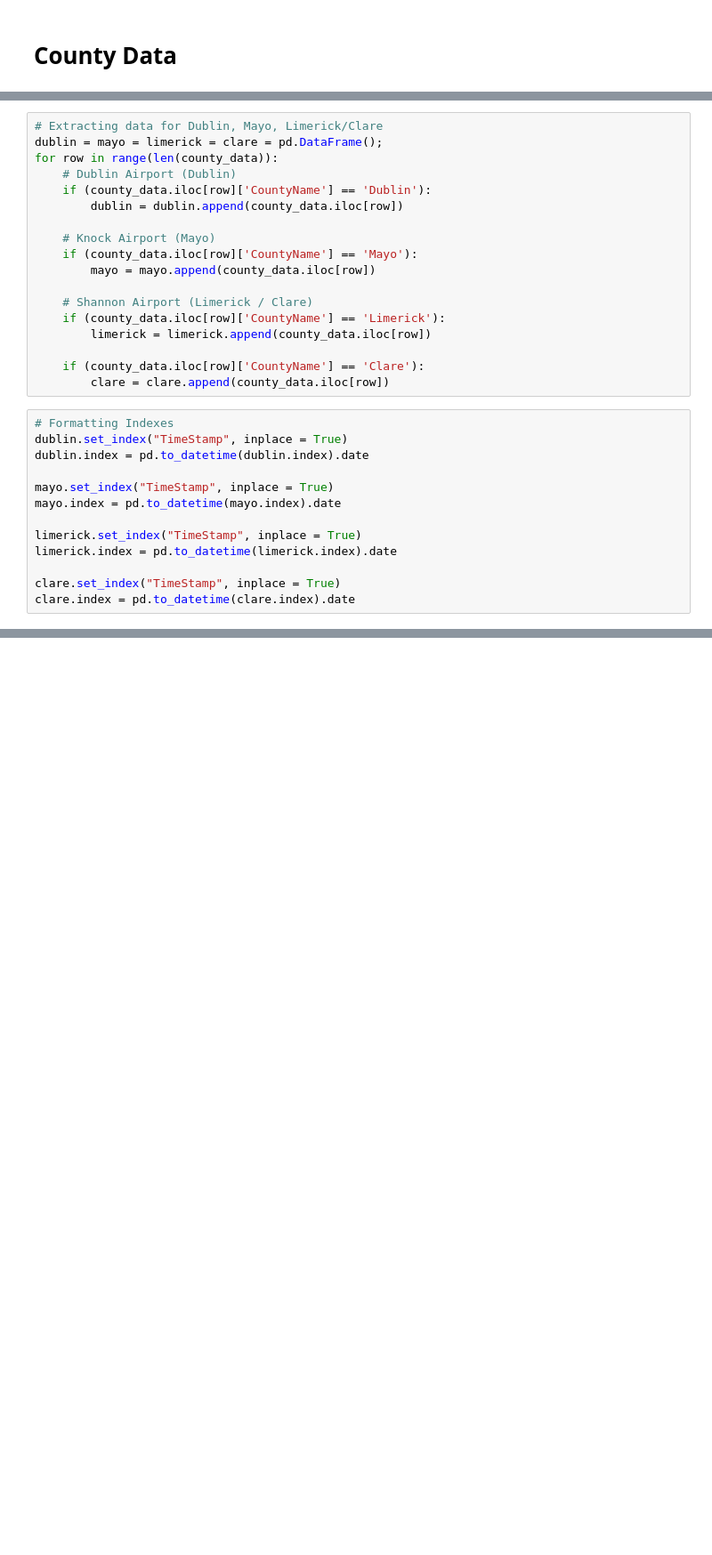
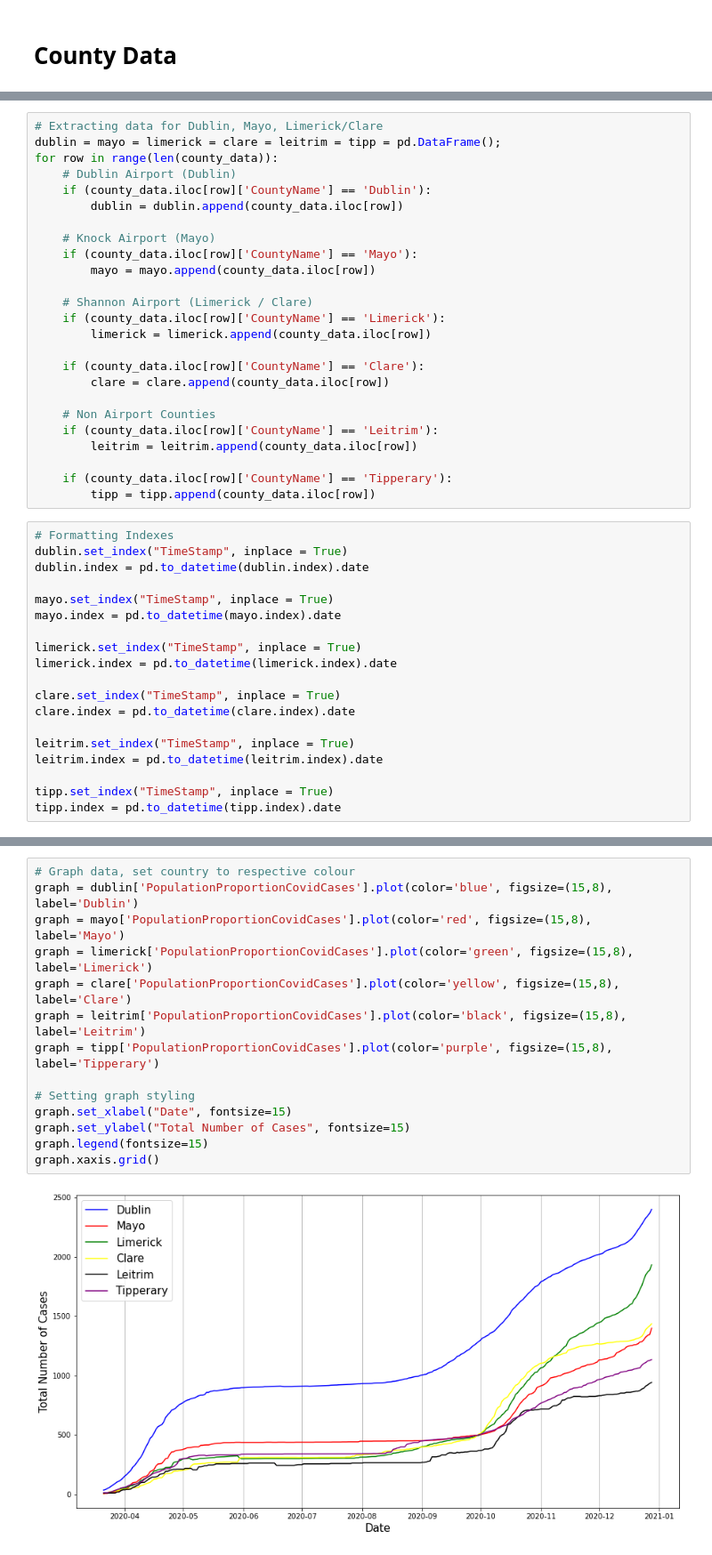
Before and after one commit to Truncation-Nation/hack4change, a Jupyter notebook: county-data.ipynb, the cells around one changed output, grey strips where cells are left out. Shown at 89% size. Cells and saved outputs as stored; diff of their text form; blank space fills up the shorter version.

```diff
--- a/county-data.ipynb
+++ b/county-data.ipynb
@@ -32,6 +31,6 @@ county_data.head()
 # %%
 # Extracting data for Dublin, Mayo, Limerick/Clare
-dublin = mayo = limerick = clare = pd.DataFrame();
+dublin = mayo = limerick = clare = leitrim = tipp = pd.DataFrame();
 for row in range(len(county_data)):
     # Dublin Airport (Dublin)
     if (county_data.iloc[row]['CountyName'] == 'Dublin'):
@@ -47,6 +46,13 @@ for row in range(len(county_data)):
 
     if (county_data.iloc[row]['CountyName'] == 'Clare'):
         clare = clare.append(county_data.iloc[row])
+
+    # Non Airport Counties
+    if (county_data.iloc[row]['CountyName'] == 'Leitrim'):
+        leitrim = leitrim.append(county_data.iloc[row])
+
+    if (county_data.iloc[row]['CountyName'] == 'Tipperary'):
+        tipp = tipp.append(county_data.iloc[row])
 # %%
 # Formatting Indexes
 dublin.set_index("TimeStamp", inplace = True)
@@ -60,6 +66,12 @@ limerick.index = pd.to_datetime(limerick.index).date
 
 clare.set_index("TimeStamp", inplace = True)
 clare.index = pd.to_datetime(clare.index).date
+
+leitrim.set_index("TimeStamp", inplace = True)
+leitrim.index = pd.to_datetime(leitrim.index).date
+
+tipp.set_index("TimeStamp", inplace = True)
+tipp.index = pd.to_datetime(tipp.index).date
 # %%
 # Saving to CSVs
 dublin.to_csv('./data/cleaned/county_data/dublin.csv', sep=',')
@@ -68,0 +83,16 @@ clare.to_csv('./data/cleaned/county_data/clare.csv', sep=',')
+# %%
+# Graph data, set country to respective colour
+graph = dublin['PopulationProportionCovidCases'].plot(color='blue', figsize=(15,8), label='Dublin')
+graph = mayo['PopulationProportionCovidCases'].plot(color='red', figsize=(15,8), label='Mayo')
+graph = limerick['PopulationProportionCovidCases'].plot(color='green', figsize=(15,8), label='Limerick')
+graph = clare['PopulationProportionCovidCases'].plot(color='yellow', figsize=(15,8), label='Clare')
+graph = leitrim['PopulationProportionCovidCases'].plot(color='black', figsize=(15,8), label='Leitrim')
+graph = tipp['PopulationProportionCovidCases'].plot(color='purple', figsize=(15,8), label='Tipperary')
+
+# Setting graph styling
+graph.set_xlabel("Date", fontsize=15)
+graph.set_ylabel("Total Number of Cases", fontsize=15)
+graph.legend(fontsize=15)
+graph.xaxis.grid()
+# %% [output]
+[figure, added]
```
Also changed, not shown: parts of 2 cells of this notebook, 7 other files.
